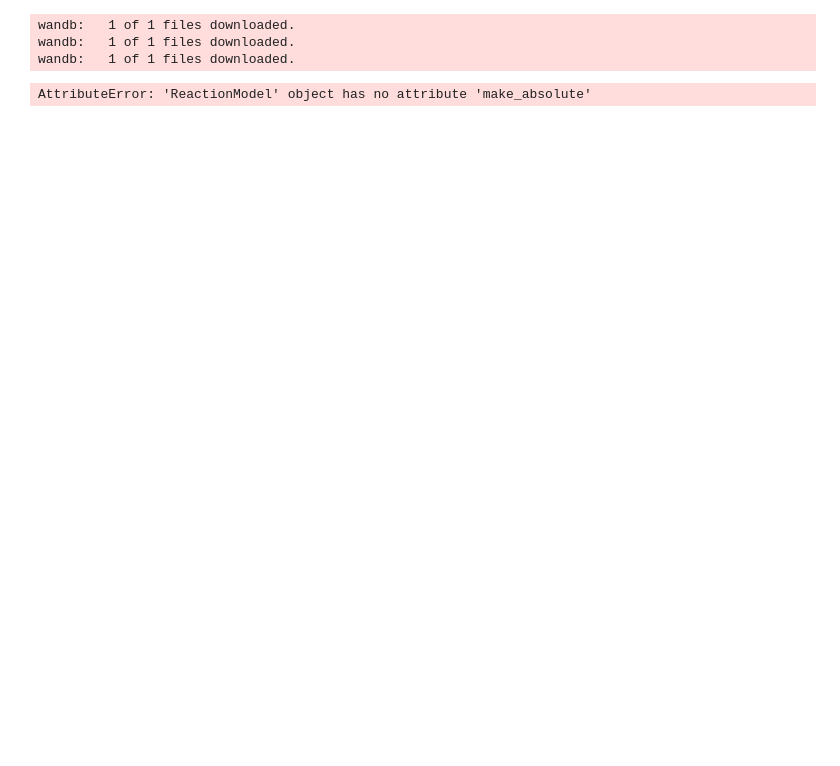
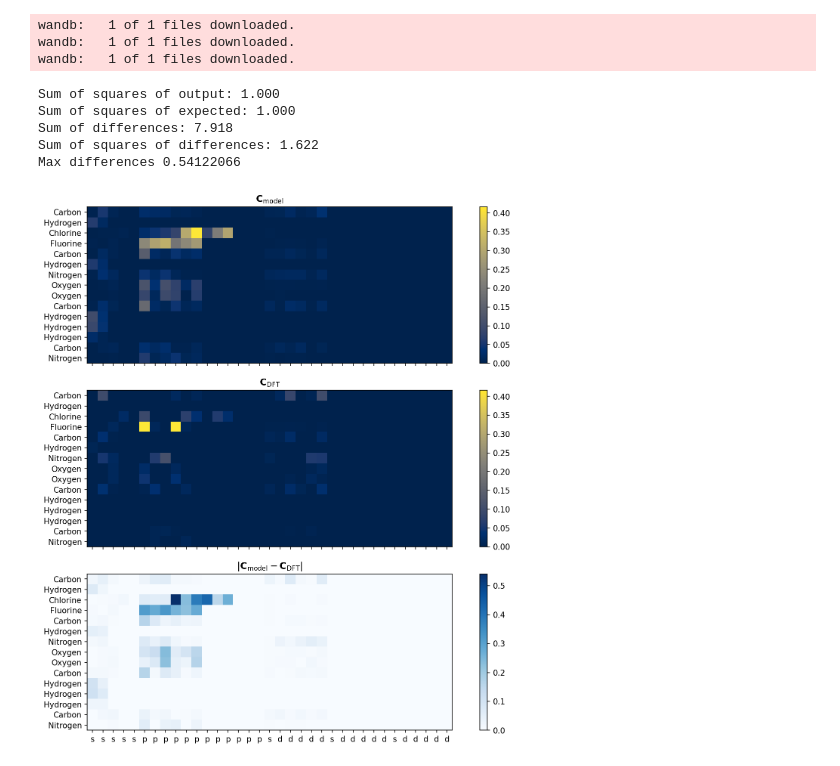
Before and after one commit to sudarshanv01/coeffnet, a Jupyter notebook: training/analyse_hamiltonian_dataset.ipynb, the cells around one changed output. Drawn from its saved outputs; the diff is of its cells as text; code cells hidden in the pictures; blank space fills up the shorter version.

Commit message:
Visualise latest model results

```diff
--- a/training/analyse_hamiltonian_dataset.ipynb
+++ b/training/analyse_hamiltonian_dataset.ipynb
@@ -121,7 +117,7 @@ fig.update_layout(
 
 fig.show()
 # %%
-artifact_coeff = run.use_artifact('sudarshanvj/reaction/reaction_model:v37', type='model')
+artifact_coeff = run.use_artifact('sudarshanvj/reaction/reaction_model:v38', type='model')
 artifact_dir_coeff = artifact_coeff.download()
 artifact_barrier = run.use_artifact('sudarshanvj/reaction/reaction_model:v22', type='model')
 artifact_dir_barrier = artifact_barrier.download()
@@ -134,7 +130,7 @@ wandb:   1 of 1 files downloaded.
 # %%
 model = torch.load(os.path.join(artifact_dir_coeff, "reaction_model.pt"), map_location=torch.device('cpu'))
 
-for idx, data in enumerate(train_loader):
+for idx, data in enumerate(validation_loader):
     output = model(data)
     output = output.detach().numpy()
     sum_squares_ouput = np.sum(output**2)
@@ -164,34 +160,39 @@ for idx, data in enumerate(train_loader):
     cax = axs[1].imshow(expected, cmap="cividis")
     fig.colorbar(cax, ax=axs[1])
     cax.set_clim(axs[0].get_images()[0].get_clim())
     axs[1].set_title(r"$\mathbf{C}_{\mathrm{DFT}}$")
     cax = axs[2].imshow(difference, cmap="Blues")
     fig.colorbar(cax, ax=axs[2])
     axs[2].set_title(r"$\left | \mathbf{C}_{\mathrm{model}} - \mathbf{C}_{\mathrm{DFT}} \right | $")
 
     tickvals = data.species.view(-1).detach().numpy().flatten()
     tickvals_species = [atomic_names[int(tickval)] for tickval in tickvals]
     axs[0].set_yticks(np.arange(len(tickvals)))
     axs[0].set_yticklabels(tickvals_species)
     axs[1].set_yticks(np.arange(len(tickvals)))
     axs[1].set_yticklabels(tickvals_species)
     axs[2].set_yticks(np.arange(len(tickvals)))
     axs[2].set_yticklabels(tickvals_species)
     axs[0].set_xticks(np.arange(35))
     # axs[0].set_xticks(np.arange(4))
     axs[0].set_xticklabels(5 *["s"] + 12*["p"] + 3*["s" , "d" , "d" , "d" , "d" , "d"])
     # axs[0].set_xticklabels(1*["s"] + 3*["p"])
     # axs[0].set_ylabel("Atom Number")
     # axs[1].set_ylabel("Atom Number")
     # axs[2].set_ylabel("Atom Number")
     fig.tight_layout()
     # Improve dpi
     fig.set_dpi(150)
     plt.show()
 
     break
 # %% [output]
-AttributeError: 'ReactionModel' object has no attribute 'make_absolute'
+Sum of squares of output: 1.000
+Sum of squares of expected: 1.000
+Sum of differences: 7.918
+Sum of squares of differences: 1.622
+Max differences 0.54122066
+[figure, added]
 # %%
 # Generate the sum of squares of the coefficient matrix
 model = torch.load(os.path.join(artifact_dir_coeff, "reaction_model.pt"), map_location=torch.device('cpu'))
```
Also changed, not shown: parts of 2 cells of this notebook.
